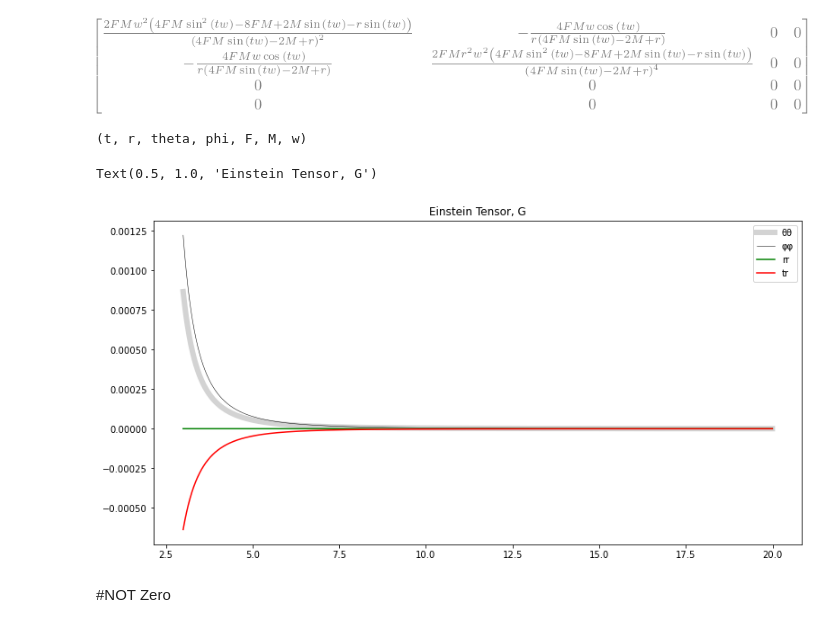
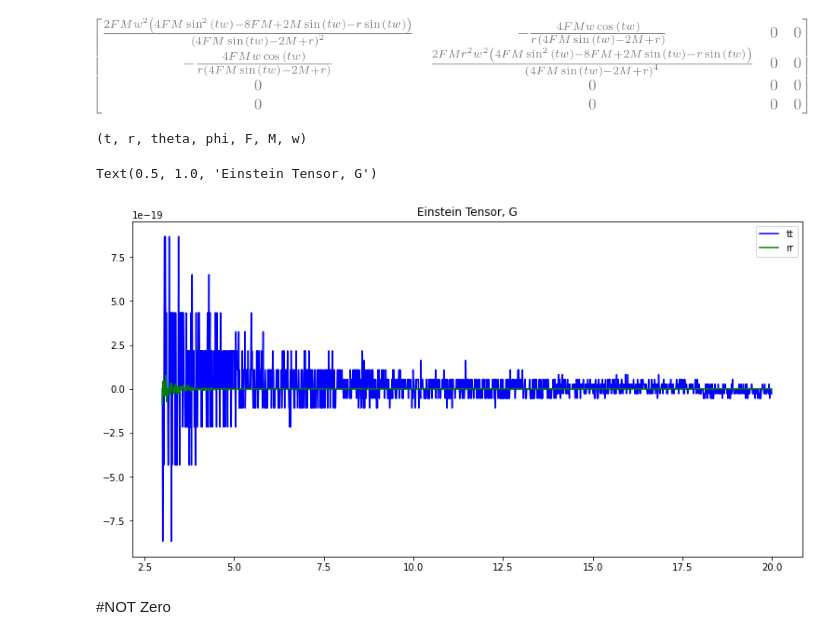
Before and after one commit to tomandersen/jupyter, a Jupyter notebook: 2022/Essay2022Paper/Solution Metrics/Birkoff-Instant-superlunminal.ipynb, the cells around one changed output. Cells and saved outputs as stored; diff of their text form; code cells hidden in the pictures.

```diff
--- a/2022/Essay2022Paper/Solution Metrics/Birkoff-Instant-superlunminal.ipynb
+++ b/2022/Essay2022Paper/Solution Metrics/Birkoff-Instant-superlunminal.ipynb
@@ -91,41 +93,41 @@ phi = 1
 F = 0.01
 M = 1
 w = 0.5
-t = 1
+t = 1.24343316
 
 
 #Make x values - which we will sub in for r
-x = np.arange(3.0, 20.0, 0.004)
+x = np.arange(3.0, 20.0, 0.01)
 
 # Call the functions
 # note: what scale to use on these ? when is it appropriate to divide by r**2, etc?
 tt = func(t,x,theta, phi, F, M, w)[0][0]
 
 tr = func(t,x,theta, phi, F, M, w)[0][1]/(x*x)
 
 rr = func(t,x,theta, phi, F, M, w)[1][1]/(x*x)**2
 
 hh = func(t,x,theta, phi, F, M, w)[2][2]/(x*x)**2
 
 pp = func(t,x,theta, phi, F, M, w)[3][3]/(x*x*sin(theta)*sin(theta))**2
 
 
 fig=plt.figure(figsize=(10, 5))
 ax=fig.add_axes([0,2,1.0,1.0])
 
-ax.plot(x,hh, "lightgrey",label="θθ", linewidth=6.0)
-ax.plot(x,pp, "black",label="φφ", linewidth=0.5)
+#ax.plot(x,hh, "lightgrey",label="θθ", linewidth=6.0)
+#ax.plot(x,pp, "black",label="φφ", linewidth=0.5)
 
-#ax.plot(x,tt, "-b", label="tt")
+ax.plot(x,tt, "-b", label="tt")
 ax.plot(x,rr, "-g", label="rr")
-ax.plot(x,tr, "-r", label="tr")
+#ax.plot(x,tr, "-r", label="tr")
 
 ax.legend(loc="upper right")
 ax.set_title("Einstein Tensor, G")
 # %% [output]
 (t, r, theta, phi, F, M, w)
 Text(0.5, 1.0, 'Einstein Tensor, G')
-[figure, old version]
+[figure, new version]
 # %% [markdown]
 #NOT Zero
 # %%
```
Also changed, not shown: parts of 1 cell of this notebook, 7 other files.
